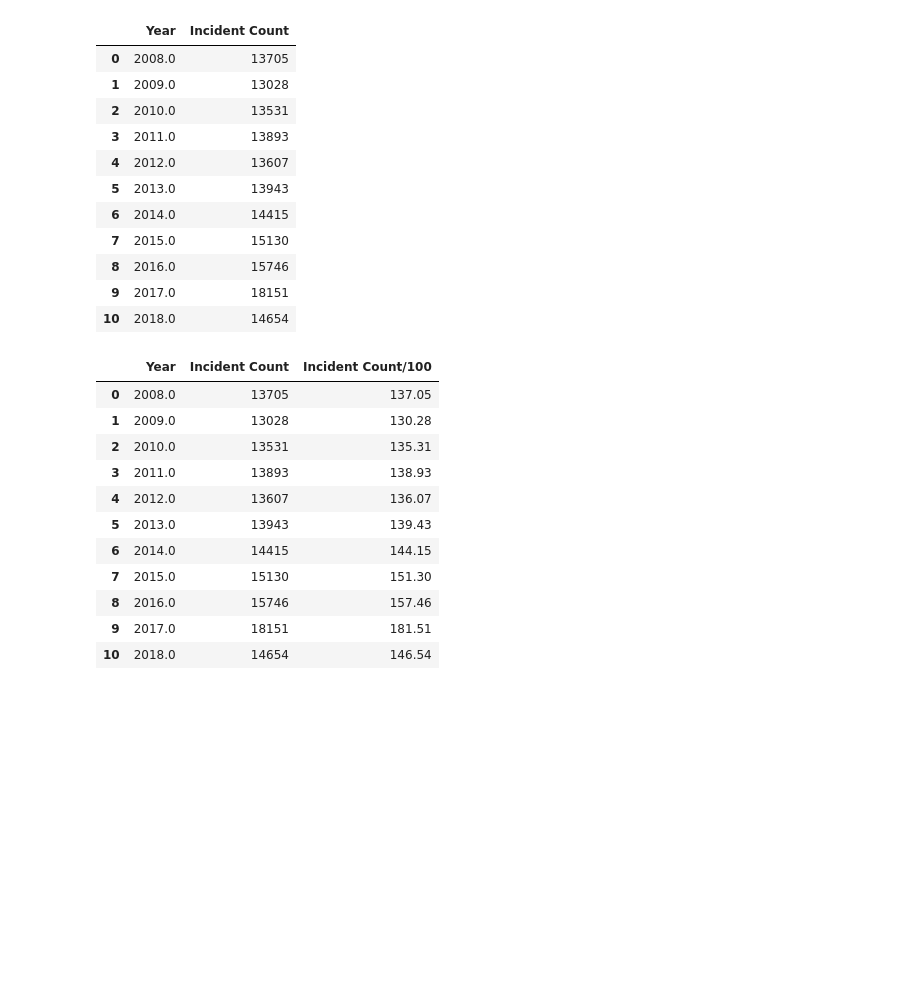
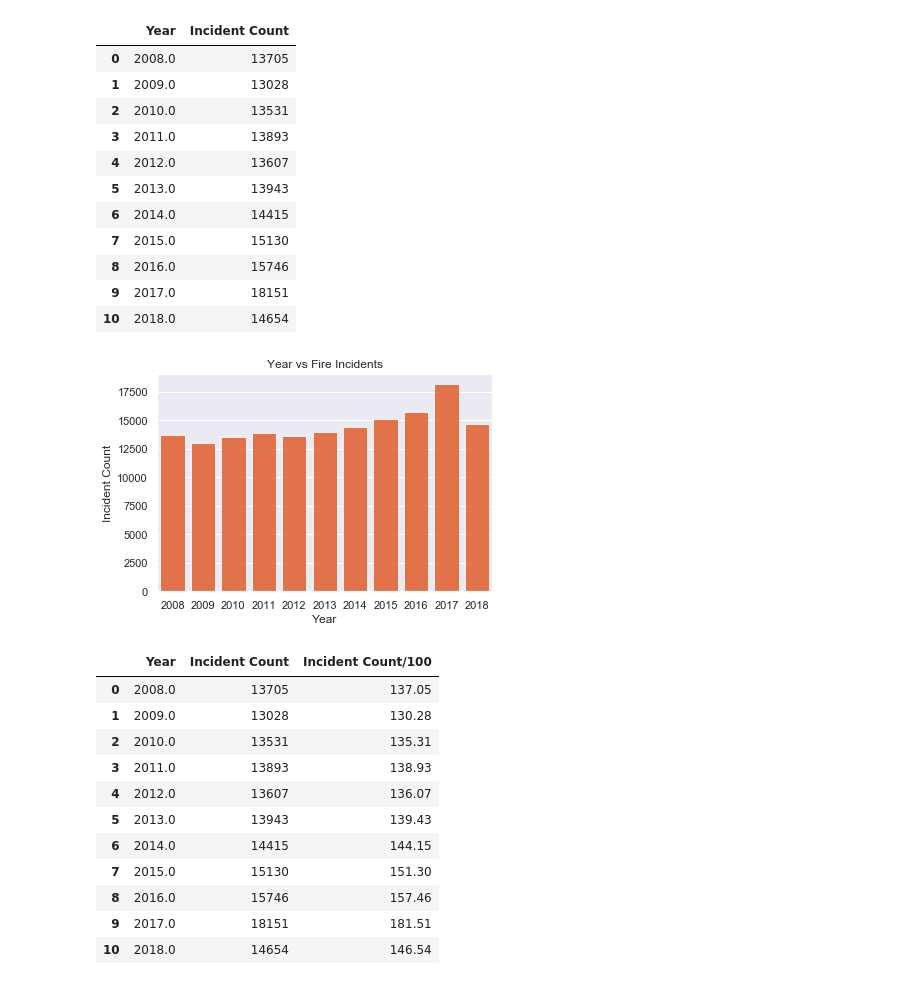
Before and after one commit to xjarodx/Project_1_Group_7, a Jupyter notebook: Fire_Data_Plotting_fixed_virg.ipynb, the cells around one changed output. Drawn from its saved outputs; the diff is of its cells as text; code cells hidden in the pictures; blank space fills up the shorter version.

Commit message:
adding population and fire incident graphs

```diff
--- a/Fire_Data_Plotting_fixed_virg.ipynb
+++ b/Fire_Data_Plotting_fixed_virg.ipynb
@@ -80,6 +80,15 @@ incident_df
 | 8 | 2016.0 | 15746 |
 | 9 | 2017.0 | 18151 |
 | 10 | 2018.0 | 14654 |
+# %%
+#Generate seaborn bar plot - Year vs Fire Incidents
+incident_barplot = sbn.barplot(x=incident_df["Year"].astype(np.int64), y=incident_df["Incident Count"], data=incident_df, color='orangered', alpha=0.8)
+inc_barplot.set(ylabel='Incident Count')
+plt.title('Year vs Fire Incidents')
+plt.savefig('graphics/bar_year_vs_fireincidents.png', bbox_inches='tight')
+plt.show()
+# %% [output]
+[figure, added]
 # %%
 #Scaled fire incidents to hundreds
 incident_scaled100 = incident_df['Incident Count']/100
```
Also changed, not shown: parts of 11 cells of this notebook, 4 other files.
